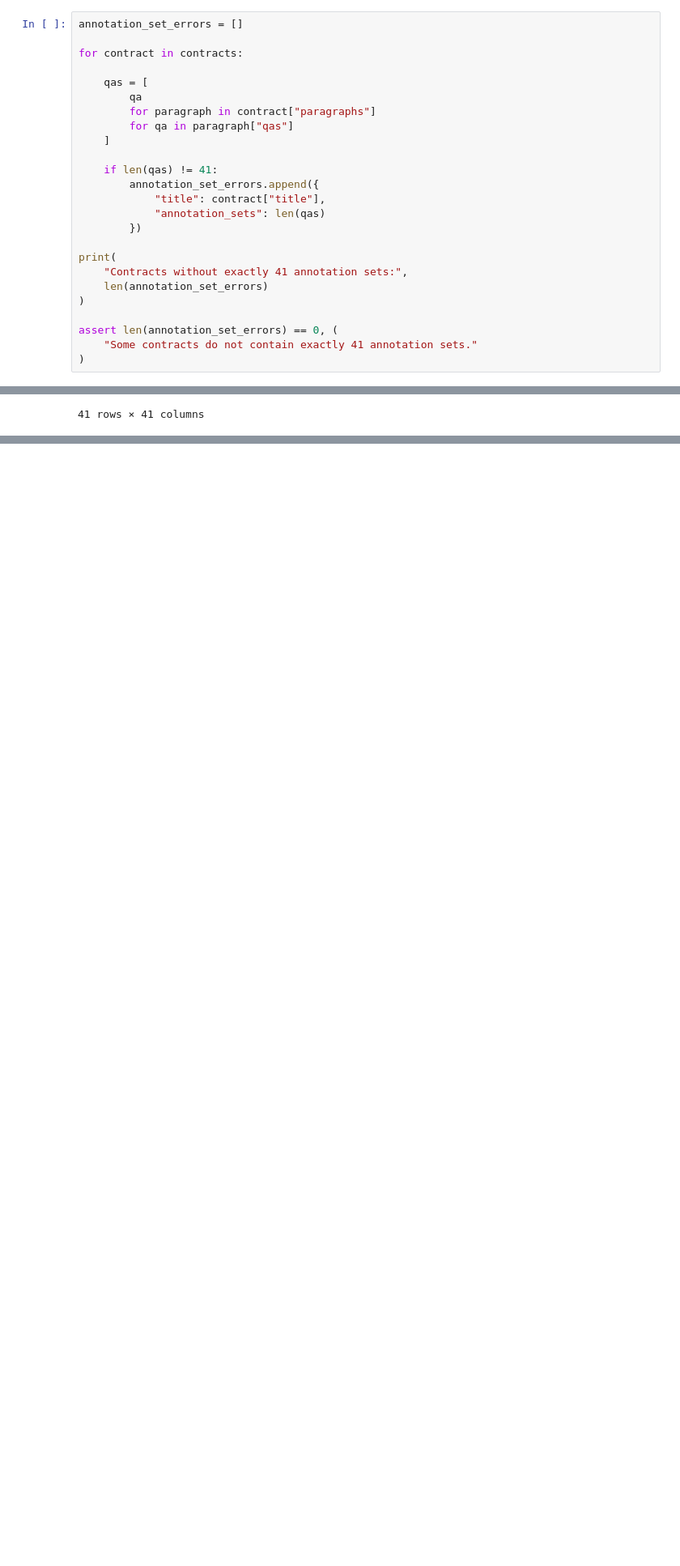
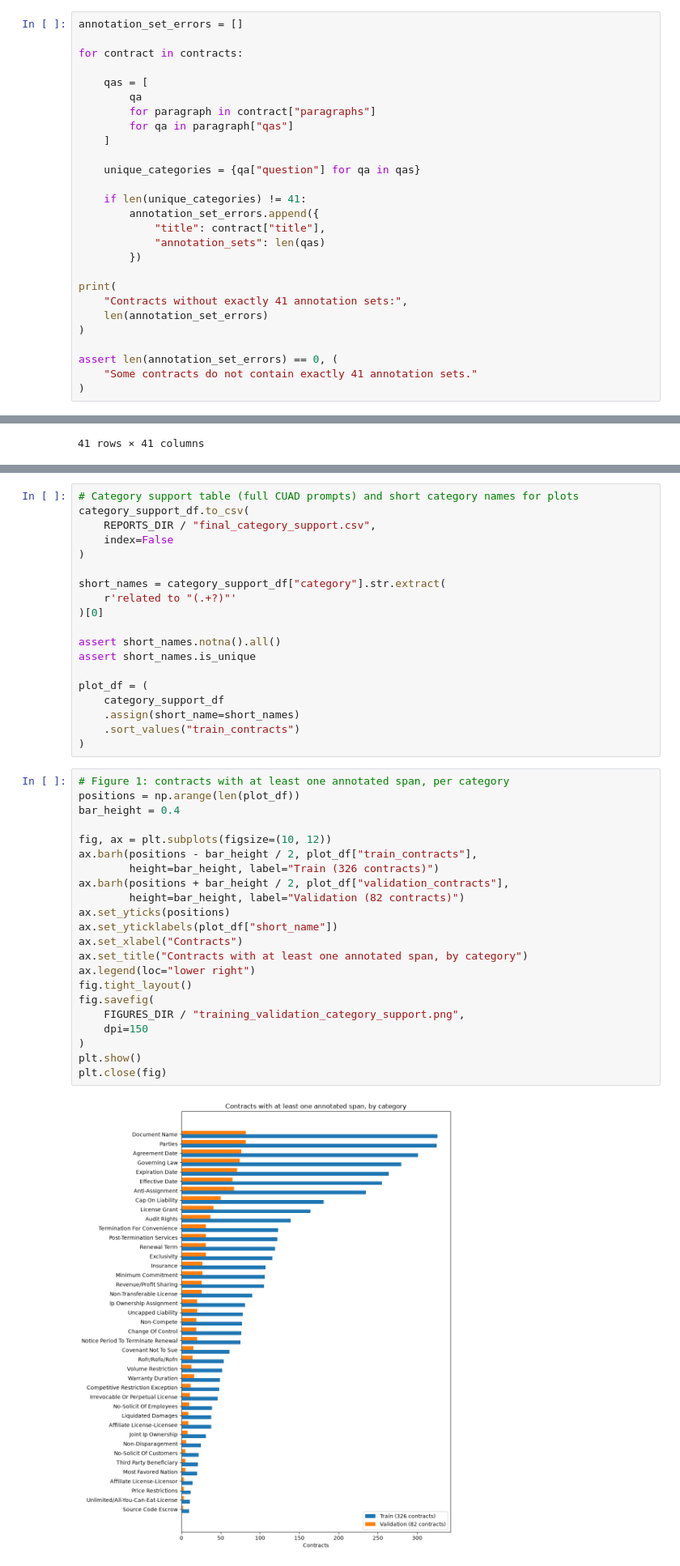
Before and after one commit to Break-Through-Tech/Accenture-1D-contract-review-challenge, a Jupyter notebook: notebooks/create_split.ipynb, the cells around one changed output, grey strips where cells are left out. Shown at 81% size. Cells and saved outputs as stored; diff of their text form; blank space fills up the shorter version.

Commit message:
Address PR #20 review: unique-category check, notebook structure, reproducible reports

```diff
--- a/notebooks/create_split.ipynb
+++ b/notebooks/create_split.ipynb
@@ -238,7 +435,9 @@ for contract in contracts:
         for qa in paragraph["qas"]
     ]
 
-    if len(qas) != 41:
+    unique_categories = {qa["question"] for qa in qas}
+
+    if len(unique_categories) != 41:
         annotation_set_errors.append({
             "title": contract["title"],
             "annotation_sets": len(qas)
@@ -1151,0 +1210,43 @@ The following items still need to be completed or independently verified:
+# %%
+# Category support table (full CUAD prompts) and short category names for plots
+category_support_df.to_csv(
+    REPORTS_DIR / "final_category_support.csv",
+    index=False
+)
+
+short_names = category_support_df["category"].str.extract(
+    r'related to "(.+?)"'
+)[0]
+
+assert short_names.notna().all()
+assert short_names.is_unique
+
+plot_df = (
+    category_support_df
+    .assign(short_name=short_names)
+    .sort_values("train_contracts")
+)
+# %%
+# Figure 1: contracts with at least one annotated span, per category
+positions = np.arange(len(plot_df))
+bar_height = 0.4
+
+fig, ax = plt.subplots(figsize=(10, 12))
+ax.barh(positions - bar_height / 2, plot_df["train_contracts"],
+        height=bar_height, label="Train (326 contracts)")
+ax.barh(positions + bar_height / 2, plot_df["validation_contracts"],
+        height=bar_height, label="Validation (82 contracts)")
+ax.set_yticks(positions)
+ax.set_yticklabels(plot_df["short_name"])
+ax.set_xlabel("Contracts")
+ax.set_title("Contracts with at least one annotated span, by category")
+ax.legend(loc="lower right")
+fig.tight_layout()
+fig.savefig(
+    FIGURES_DIR / "training_validation_category_support.png",
+    dpi=150
+)
+plt.show()
+plt.close(fig)
+# %% [output]
+[figure, added]
```
Also changed, not shown: parts of 24 cells of this notebook, 8 other files.
